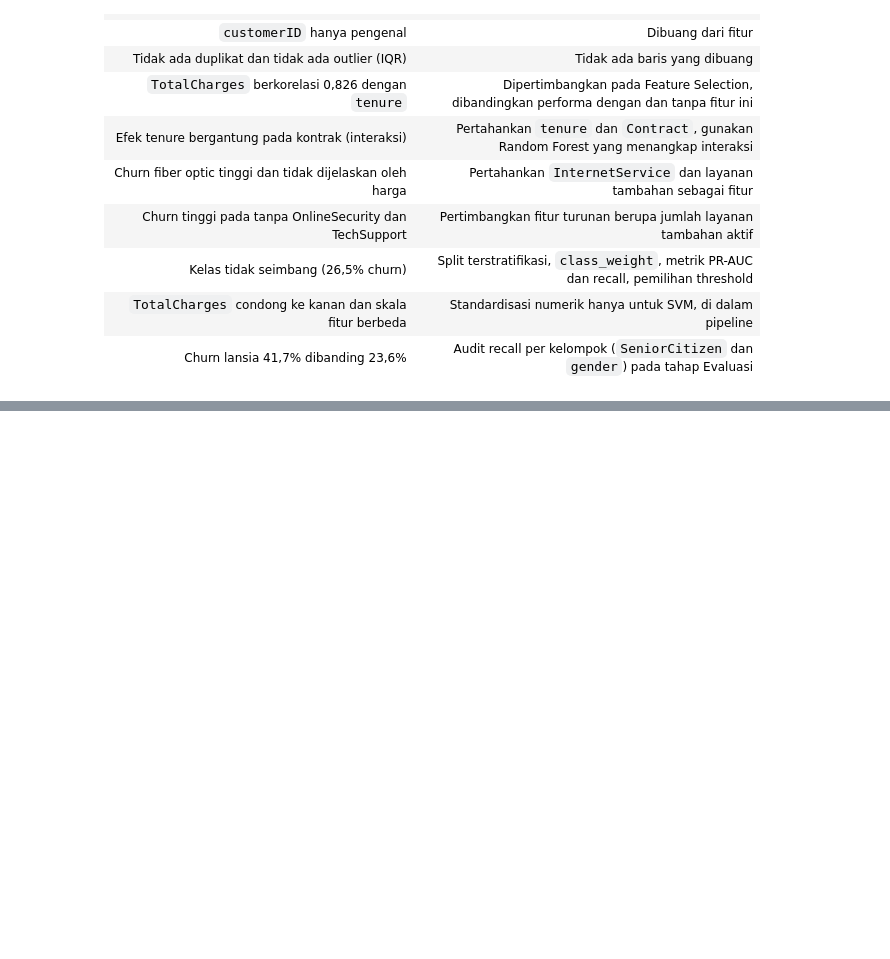
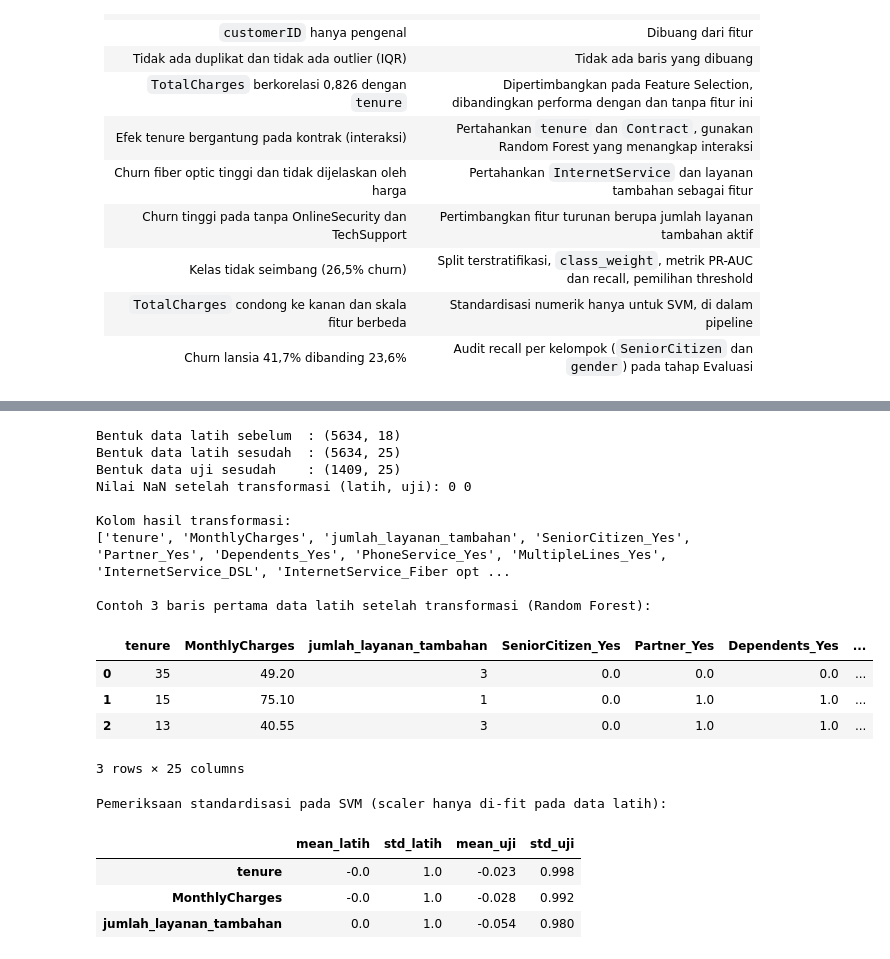
Before and after one commit to Cecarrr/21_IF-B_Pemuja-Kerang-Ajaib, a Jupyter notebook: notebooks/Insight-EDA.ipynb, the cells around one changed output, grey strips where cells are left out. Saved outputs shown, nothing was run; the diff lists cells and outputs as text; code cells hidden in the pictures; blank space fills up the shorter version.

```diff
--- a/notebooks/Insight-EDA.ipynb
+++ b/notebooks/Insight-EDA.ipynb
@@ -640,0 +961,67 @@ Porsi seluruh churner yang ada di segmen : 42.2% (789 dari 1,869)
+# %%
+X_train, y_train = train_df[fitur_final], train_df[TARGET]
+X_test, y_test = test_df[fitur_final], test_df[TARGET]
+
+def buat_encoder():
+    return OneHotEncoder(handle_unknown='ignore', drop='if_binary', sparse_output=False)
+
+preprocess_rf = ColumnTransformer(
+    [('num', 'passthrough', kolom_numerik),
+     ('cat', buat_encoder(), kolom_kategorikal)],
+    verbose_feature_names_out=False)
+
+preprocess_svm = ColumnTransformer(
+    [('num', StandardScaler(), kolom_numerik),
+     ('cat', buat_encoder(), kolom_kategorikal)],
+    verbose_feature_names_out=False)
+
+preprocess_rf.set_output(transform='pandas')
+_ = preprocess_svm.set_output(transform='pandas')
+# %%
+rf_demo = clone(preprocess_rf)
+svm_demo = clone(preprocess_svm)
+
+# fit hanya pada data latih data uji cuam ditransformasi
+Xtr_rf = rf_demo.fit_transform(X_train)
+Xte_rf = rf_demo.transform(X_test)
+Xtr_svm = svm_demo.fit_transform(X_train)
+Xte_svm = svm_demo.transform(X_test)
+
+print('Bentuk data latih sebelum  :', X_train.shape)
+print('Bentuk data latih sesudah  :', Xtr_rf.shape)
+print('Bentuk data uji sesudah    :', Xte_rf.shape)
+print('Nilai NaN setelah transformasi (latih, uji):', int(Xtr_rf.isna().sum().sum()), int(Xte_rf.isna().sum().sum()))
+print('\nKolom hasil transformasi:')
+print(list(Xtr_rf.columns))
+
+print('\nContoh 3 baris pertama data latih setelah transformasi (Random Forest):')
+display(Xtr_rf.head(3))
+
+print('\nPemeriksaan standardisasi pada SVM (scaler hanya di-fit pada data latih):')
+cek = pd.DataFrame({
+    'mean_latih': Xtr_svm[kolom_numerik].mean(),
+    'std_latih': Xtr_svm[kolom_numerik].std(ddof=0),
+    'mean_uji': Xte_svm[kolom_numerik].mean(),
+    'std_uji': Xte_svm[kolom_numerik].std(ddof=0),
+}).round(3)
+display(cek)
+# %% [output]
+Bentuk data latih sebelum  : (5634, 18)
+Bentuk data latih sesudah  : (5634, 25)
+Bentuk data uji sesudah    : (1409, 25)
+Nilai NaN setelah transformasi (latih, uji): 0 0
+
+Kolom hasil transformasi:
+['tenure', 'MonthlyCharges', 'jumlah_layanan_tambahan', 'SeniorCitizen_Yes', 'Partner_Yes', 'Dependents_Yes', 'PhoneService_Yes', 'MultipleLines_Yes', 'InternetService_DSL', 'InternetService_Fiber opt ...
+
+Contoh 3 baris pertama data latih setelah transformasi (Random Forest):
+|  | tenure | MonthlyCharges | jumlah_layanan_tambahan | SeniorCitizen_Yes | Partner_Yes | Dependents_Yes | ... |
+| 0 | 35 | 49.20 | 3 | 0.0 | 0.0 | 0.0 | ... |
+| 1 | 15 | 75.10 | 1 | 0.0 | 1.0 | 1.0 | ... |
+| 2 | 13 | 40.55 | 3 | 0.0 | 1.0 | 1.0 | ... |
+3 rows × 25 columns
+Pemeriksaan standardisasi pada SVM (scaler hanya di-fit pada data latih):
+|  | mean_latih | std_latih | mean_uji | std_uji |
+| tenure | -0.0 | 1.0 | -0.023 | 0.998 |
+| MonthlyCharges | -0.0 | 1.0 | -0.028 | 0.992 |
+| jumlah_layanan_tambahan | 0.0 | 1.0 | -0.054 | 0.980 |
```
Also changed, not shown: parts of 22 cells of this notebook, 2 other files.
